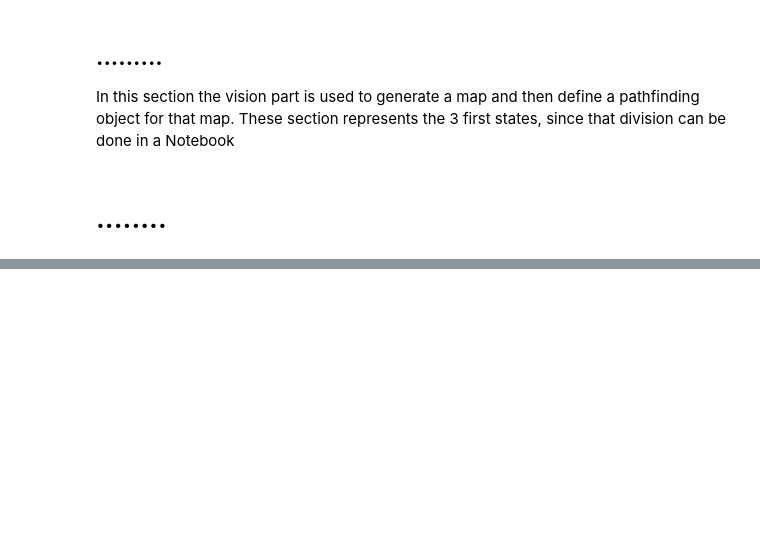
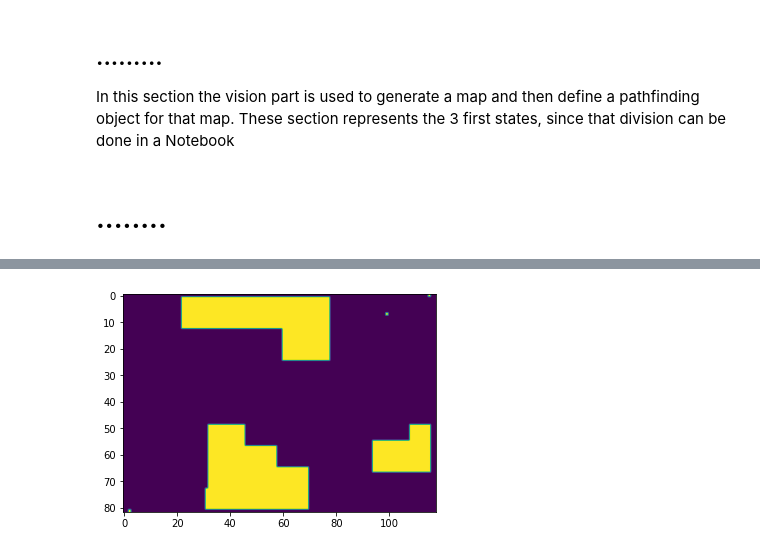
Before and after one commit to micht1/publicmobileRobotics, a Jupyter notebook: roboticsProject.ipynb, the cells around one changed output, grey strips where cells are left out. Saved outputs shown, nothing was run; the diff lists cells and outputs as text; code cells hidden in the pictures; blank space fills up the shorter version.

```diff
--- a/roboticsProject.ipynb
+++ b/roboticsProject.ipynb
@@ -217,0 +210,27 @@ plt.show()
+# %%
+#imports needed to run pathplanning
+import os
+import numpy as np
+import matplotlib.pyplot as plt
+from matplotlib import colors
+from PIL import Image
+import sys
+import time
+from timeit import default_timer as timer
+
+#import pathplanning class
+sys.path.insert(0, os.path.join(os.getcwd(), 'src'))
+from pathPlanning import pathPlaning
+
+#load a testing map from image and convert it into a numpy array
+#(based on: https://www.pluralsight.com/guides/importing-image-data-into-numpy-arrays)
+pil_imgray = Image.open('Images/obstaclesTestMap.jpg').convert('LA')
+img = np.array(list(pil_imgray.getdata(band=0)), float)
+img.shape = (pil_imgray.size[1], pil_imgray.size[0])
+img=img<200
+occupancyGrid=img.astype(int)
+plt.imshow(occupancyGrid)
+##generate pathplanning object for the occupancy grid generated by the testmap
+pathPlanner=pathPlaning(occupancyGrid.copy(),1,1)#occipied cells are marked with a 1 and 1 cm per pixel
+# %% [output]
+[figure, added]
```
Also changed, not shown: parts of 28 cells of this notebook, 2 other files.
